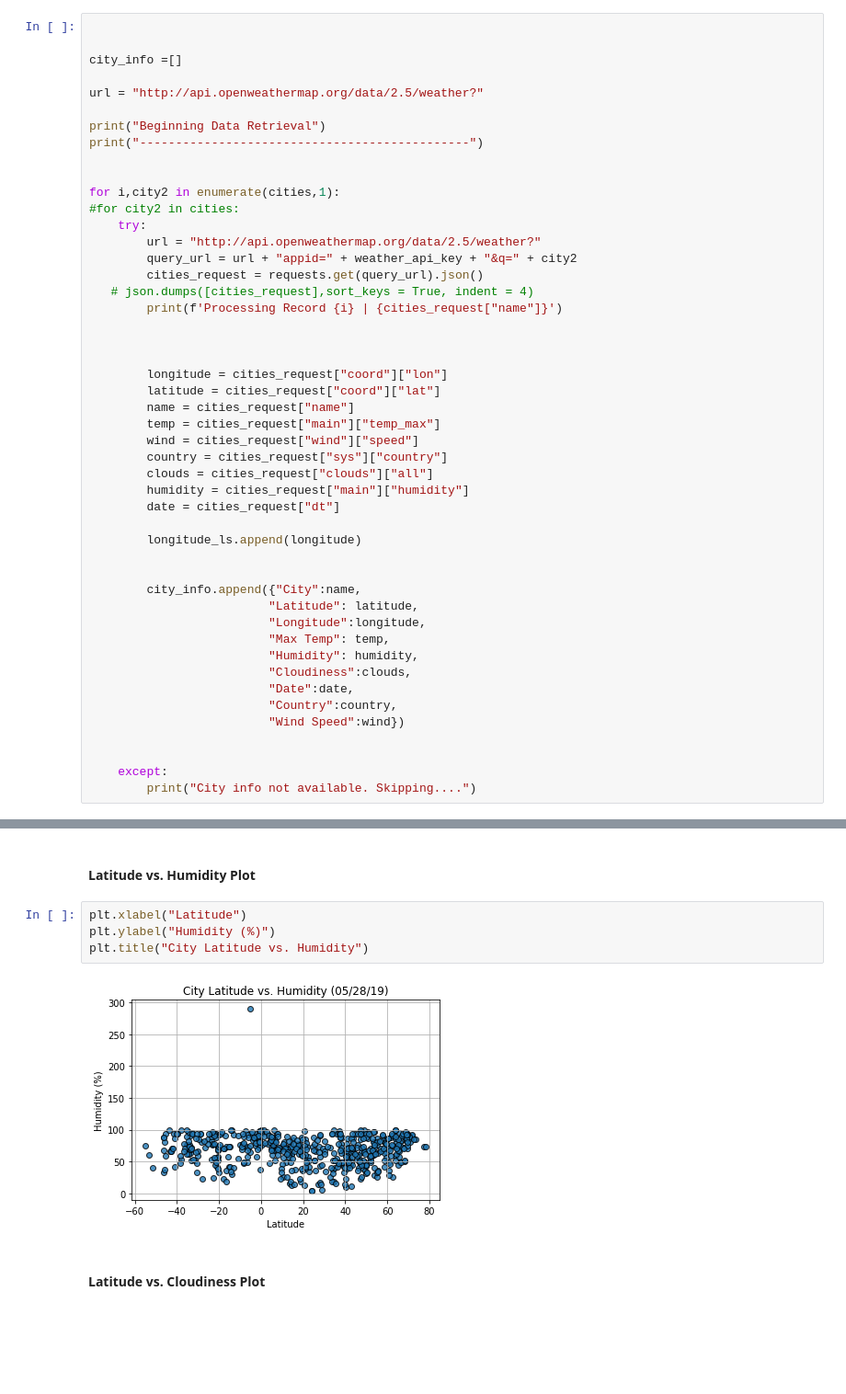
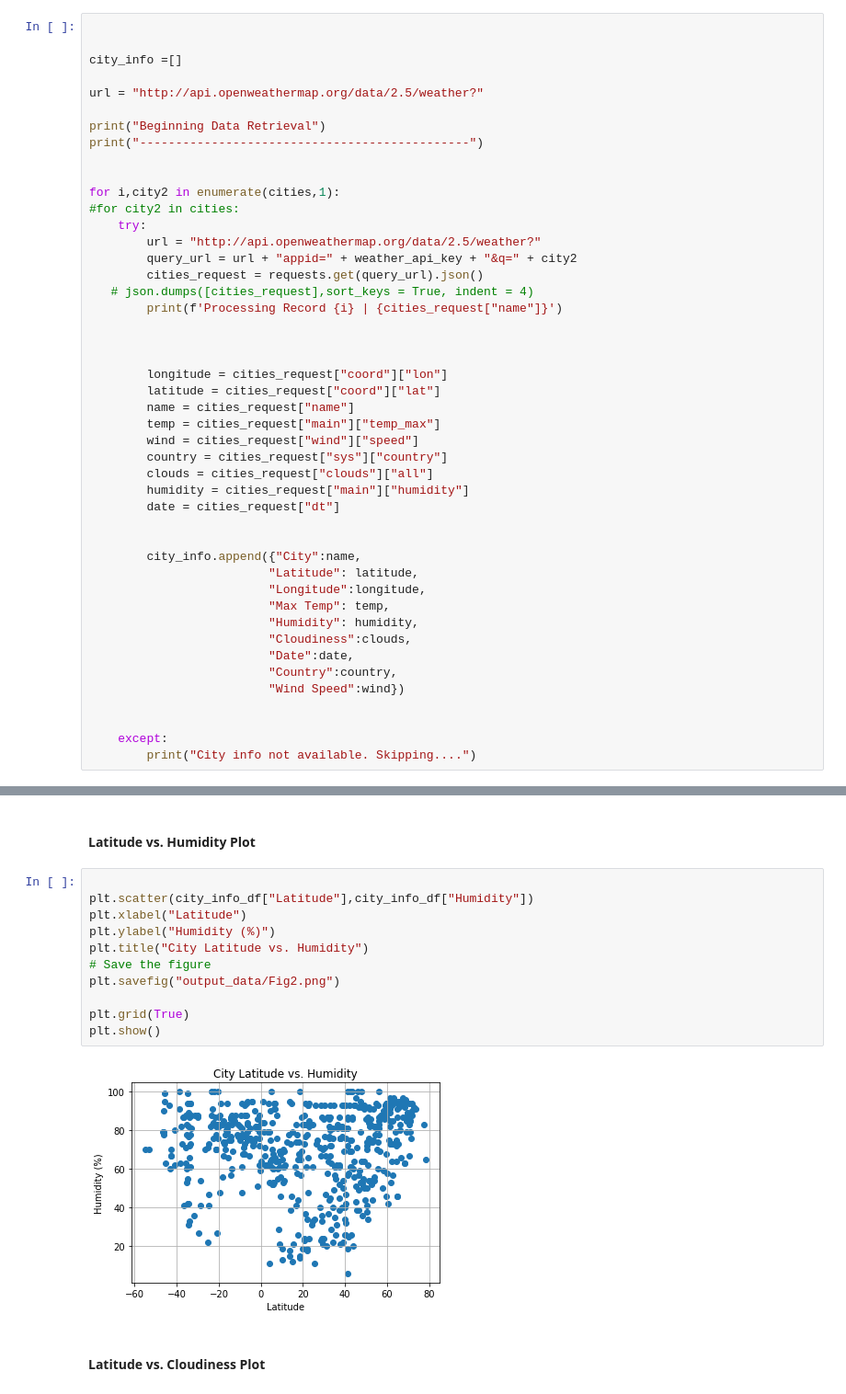
Before and after one commit to michaeltrias/python-api-challenge, a Jupyter notebook: WeatherPy_MCT.ipynb, the cells around one changed output, grey strips where cells are left out. Shown at 92% size. Drawn from its saved outputs; the diff is of its cells as text; blank space fills up the shorter version.

Commit message:
Comments added to graphs

```diff
--- a/WeatherPy_MCT.ipynb
+++ b/WeatherPy_MCT.ipynb
@@ -88,8 +90,6 @@ for i,city2 in enumerate(cities,1):
         humidity = cities_request["main"]["humidity"]
         date = cities_request["dt"]
 
-        longitude_ls.append(longitude)
-
 
         city_info.append({"City":name,
                          "Latitude": latitude,
@@ -190,10 +190,17 @@ plt.savefig("output_data/Fig1.png")
 # %% [markdown]
 #### Latitude vs. Humidity Plot
 # %%
+
+plt.scatter(city_info_df["Latitude"],city_info_df["Humidity"])
 plt.xlabel("Latitude")
 plt.ylabel("Humidity (%)")
 plt.title("City Latitude vs. Humidity")
+# Save the figure
+plt.savefig("output_data/Fig2.png")
+
+plt.grid(True)
+plt.show()
 # %% [output]
-[figure, old version]
+[figure, new version]
 # %% [markdown]
 #### Latitude vs. Cloudiness Plot
```
Also changed, not shown: parts of 28 cells of this notebook.
